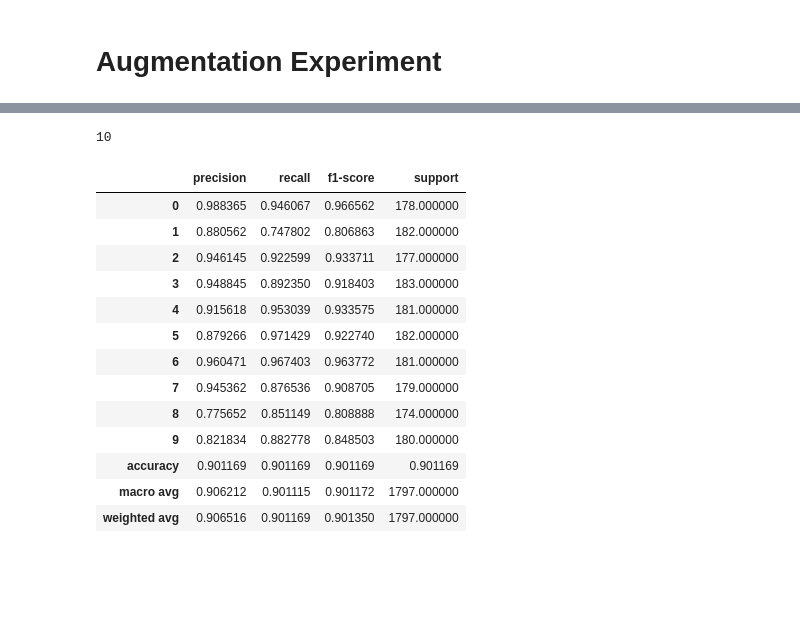
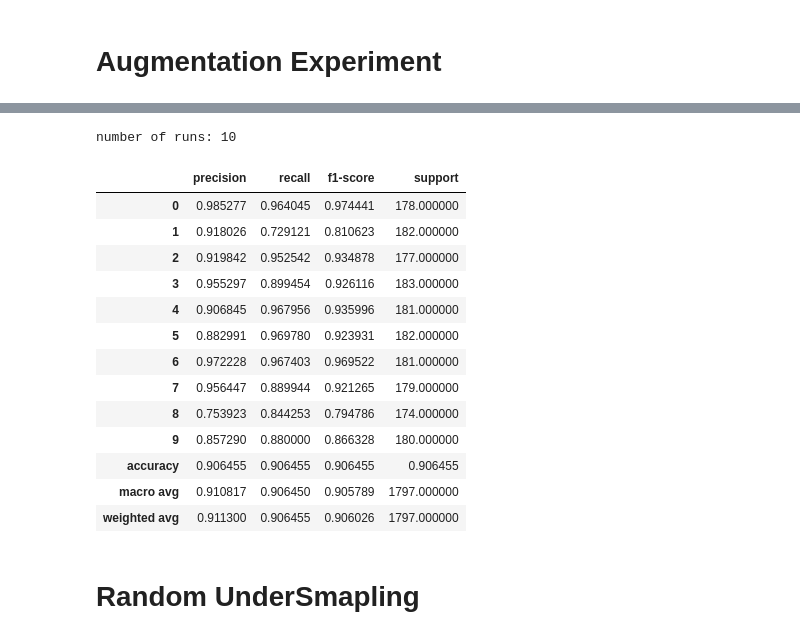
Before and after one commit to adamuag/Imbalance_data, a Jupyter notebook: opt_digits.ipynb, the cells around one changed output, grey strips where cells are left out. Saved outputs shown, nothing was run; the diff lists cells and outputs as text; code cells hidden in the pictures; blank space fills up the shorter version.

Commit message:
undersampling and oversampling

```diff
--- a/opt_digits.ipynb
+++ b/opt_digits.ipynb
@@ -333,16 +350,18 @@ def build_model(input_shape=(64,), num_classes=10):
 # %%
-model = build_model()
-batch_size=8
-epochs=2
-history = model.fit(train_images, train_y, batch_size=batch_size, epochs=epochs,
-                    validation_data=(test_images, test_y))
-score = model.evaluate(test_images, test_y, verbose=0)
-print('test loss: ',score[0])
-print('test accuracy: ', score[1] )
-y_pred_oh = model.predict(test_images)
-y_pred_baseline = y_pred_oh.argmax(axis=-1)
-from sklearn.metrics import classification_report
-print('MLP classification report\n',classification_report(y_test, y_pred_baseline))
+baseline_list =[]
+for i in range(10):
+    model = build_model()
+    batch_size=8
+    epochs=2
+    history = model.fit(train_images, train_y, batch_size=batch_size, epochs=epochs,
+                        validation_data=(test_images, test_y))
+    score = model.evaluate(test_images, test_y, verbose=0)
+    print('test loss: ',score[0])
+    print('test accuracy: ', score[1] )
+    y_pred_oh = model.predict(test_images)
+    y_pred_baseline = y_pred_oh.argmax(axis=-1)
+    from sklearn.metrics import classification_report
+    baseline_list.append(classification_report(y_test, y_pred_baseline, output_dict=True))
 # %% [output]
 WARNING:tensorflow:From /media/adamu/data/projects/notebooks/UCI_encoders/imbalance_venv/lib/python3.8/site-packages/keras/layers/normalization/batch_normalization.py:520: _colocate_with (from tensorf ...
 Instructions for updating:
@@ -562,26 +754,20 @@ test accuracy for 9th run:  0.90317196
 # %%
-import pandas as pd
-total_df = pd.DataFrame(results_list[0]).transpose()
-print(len(results_list))
-for r_dict in results_list[1:]:
-    temp = pd.DataFrame(r_dict).transpose()
-    total_df = total_df.add(temp)
-
-average_10x = total_df/10.0
-average_10x
+post_process_results(results_list, 'results_csv/opt_VAE.csv')
 # %% [output]
-10
+number of runs: 10
 |  | precision | recall | f1-score | support |
-| 0 | 0.988365 | 0.946067 | 0.966562 | 178.000000 |
-| 1 | 0.880562 | 0.747802 | 0.806863 | 182.000000 |
-| 2 | 0.946145 | 0.922599 | 0.933711 | 177.000000 |
-| 3 | 0.948845 | 0.892350 | 0.918403 | 183.000000 |
-| 4 | 0.915618 | 0.953039 | 0.933575 | 181.000000 |
-| 5 | 0.879266 | 0.971429 | 0.922740 | 182.000000 |
-| 6 | 0.960471 | 0.967403 | 0.963772 | 181.000000 |
-| 7 | 0.945362 | 0.876536 | 0.908705 | 179.000000 |
-| 8 | 0.775652 | 0.851149 | 0.808888 | 174.000000 |
-| 9 | 0.821834 | 0.882778 | 0.848503 | 180.000000 |
-| accuracy | 0.901169 | 0.901169 | 0.901169 | 0.901169 |
-| macro avg | 0.906212 | 0.901115 | 0.901172 | 1797.000000 |
-| weighted avg | 0.906516 | 0.901169 | 0.901350 | 1797.000000 |
+| 0 | 0.985277 | 0.964045 | 0.974441 | 178.000000 |
+| 1 | 0.918026 | 0.729121 | 0.810623 | 182.000000 |
+| 2 | 0.919842 | 0.952542 | 0.934878 | 177.000000 |
+| 3 | 0.955297 | 0.899454 | 0.926116 | 183.000000 |
+| 4 | 0.906845 | 0.967956 | 0.935996 | 181.000000 |
+| 5 | 0.882991 | 0.969780 | 0.923931 | 182.000000 |
+| 6 | 0.972228 | 0.967403 | 0.969522 | 181.000000 |
+| 7 | 0.956447 | 0.889944 | 0.921265 | 179.000000 |
+| 8 | 0.753923 | 0.844253 | 0.794786 | 174.000000 |
+| 9 | 0.857290 | 0.880000 | 0.866328 | 180.000000 |
+| accuracy | 0.906455 | 0.906455 | 0.906455 | 0.906455 |
+| macro avg | 0.910817 | 0.906450 | 0.905789 | 1797.000000 |
+| weighted avg | 0.911300 | 0.906455 | 0.906026 | 1797.000000 |
+# %% [markdown]
+# Random UnderSmapling
```
Also changed, not shown: parts of 13 cells of this notebook.
